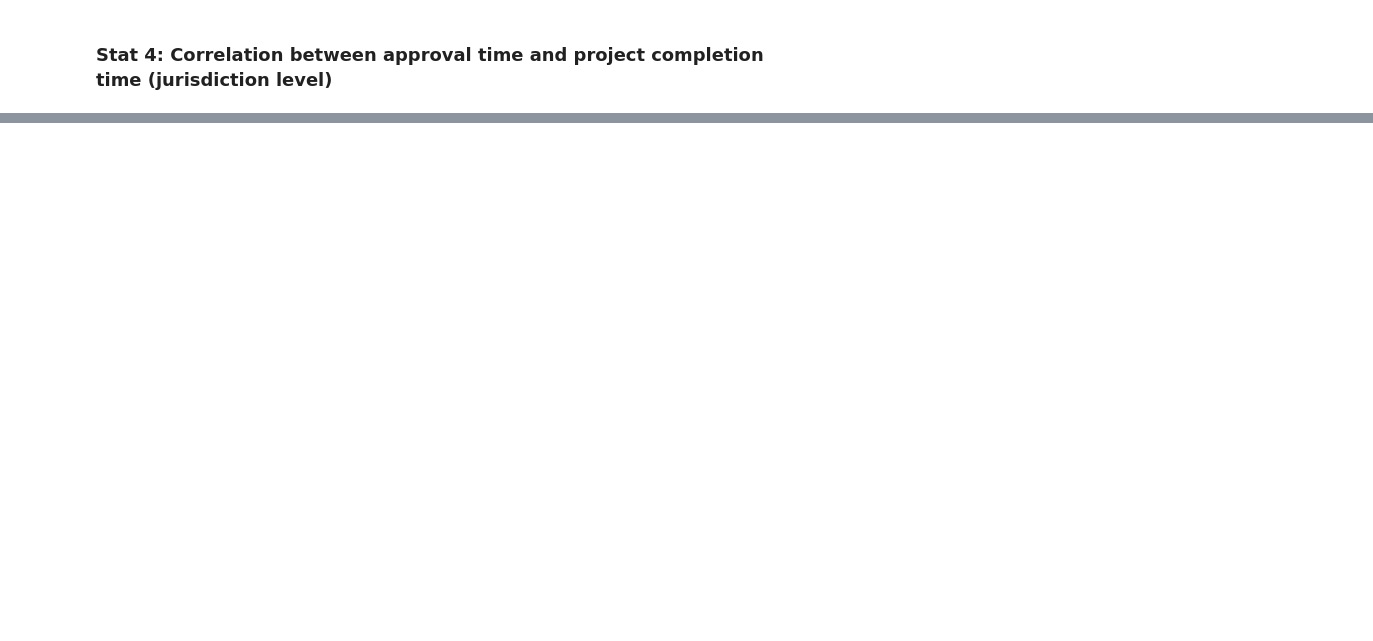
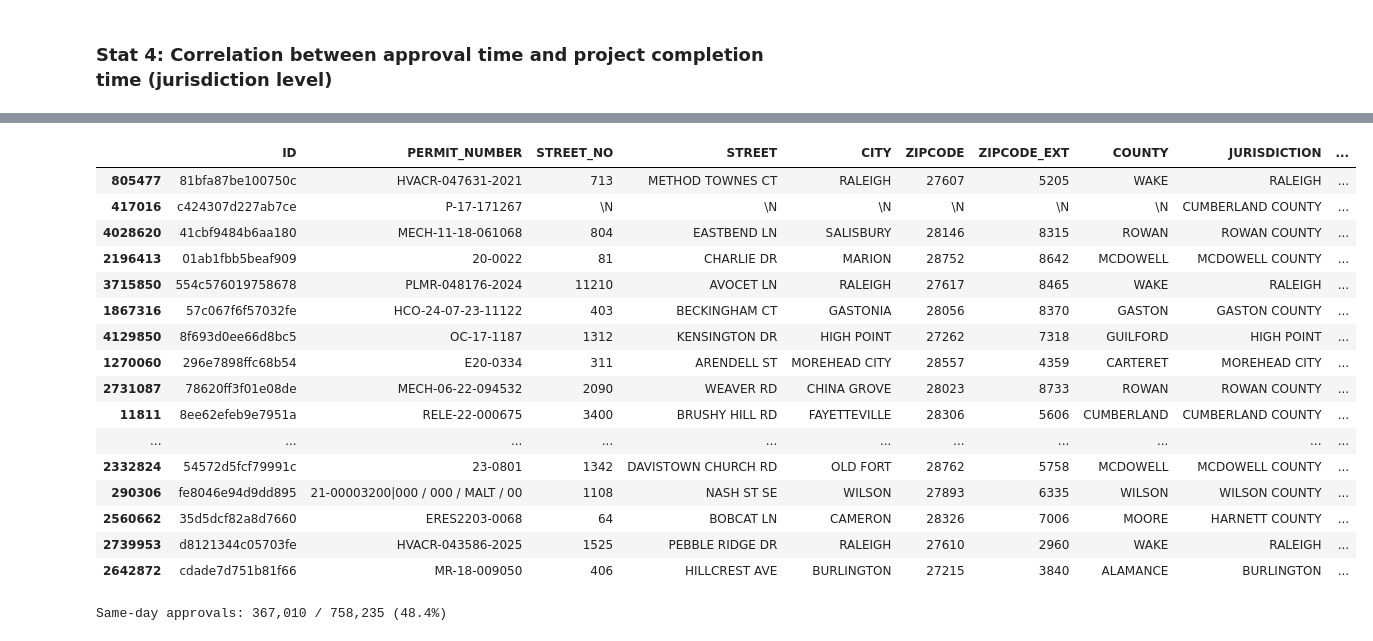
Before and after one commit to Permit-Power/ad_hoc, a Jupyter notebook: notebooks/shovels_permit_analysis.ipynb, the cells around one changed output, grey strips where cells are left out. Saved outputs shown, nothing was run; the diff lists cells and outputs as text; code cells hidden in the pictures; blank space fills up the shorter version.

```diff
--- a/notebooks/shovels_permit_analysis.ipynb
+++ b/notebooks/shovels_permit_analysis.ipynb
@@ -335,0 +421,26 @@ durham_2024
+# %%
+def get_season(month):
+    if month in (12, 1, 2):
+        return 'Winter'
+    elif month in (3, 4, 5):
+        return 'Spring'
+    elif month in (6, 7, 8):
+        return 'Summer'
+    else:
+        return 'Fall'
+
+single_trade_permits['Season'] = single_trade_permits['starting_date'].dt.month.map(get_season)
+
+season_order = ['Spring', 'Summer', 'Fall', 'Winter']
+display(
+    single_trade_permits.groupby('Season')['Approval_Time']
+    .agg(
+        q25=lambda x: x.quantile(0.25),
+        median='median',
+        mean='mean',
+        q75=lambda x: x.quantile(0.75),
+        count='count'
+    )
+    .round(1)
+    .reindex(season_order)
+)
@@ -335,0 +482,26 @@ durham_2024
+# %%
+single_trade_permits[single_trade_permits['Approval_Time'] == 0].sample(20, random_state=42)
+# %% [output]
+|  | ID | PERMIT_NUMBER | STREET_NO | STREET | CITY | ZIPCODE | ZIPCODE_EXT | COUNTY | JURISDICTION | ... |
+| 805477 | 81bfa87be100750c | HVACR-047631-2021 | 713 | METHOD TOWNES CT | RALEIGH | 27607 | 5205 | WAKE | RALEIGH | ... |
+| 417016 | c424307d227ab7ce | P-17-171267 | \N | \N | \N | \N | \N | \N | CUMBERLAND COUNTY | ... |
+| 4028620 | 41cbf9484b6aa180 | MECH-11-18-061068 | 804 | EASTBEND LN | SALISBURY | 28146 | 8315 | ROWAN | ROWAN COUNTY | ... |
+| 2196413 | 01ab1fbb5beaf909 | 20-0022 | 81 | CHARLIE DR | MARION | 28752 | 8642 | MCDOWELL | MCDOWELL COUNTY | ... |
+| 3715850 | 554c576019758678 | PLMR-048176-2024 | 11210 | AVOCET LN | RALEIGH | 27617 | 8465 | WAKE | RALEIGH | ... |
+| 1867316 | 57c067f6f57032fe | HCO-24-07-23-11122 | 403 | BECKINGHAM CT | GASTONIA | 28056 | 8370 | GASTON | GASTON COUNTY | ... |
+| 4129850 | 8f693d0ee66d8bc5 | OC-17-1187 | 1312 | KENSINGTON DR | HIGH POINT | 27262 | 7318 | GUILFORD | HIGH POINT | ... |
+| 1270060 | 296e7898ffc68b54 | E20-0334 | 311 | ARENDELL ST | MOREHEAD CITY | 28557 | 4359 | CARTERET | MOREHEAD CITY | ... |
+| 2731087 | 78620ff3f01e08de | MECH-06-22-094532 | 2090 | WEAVER RD | CHINA GROVE | 28023 | 8733 | ROWAN | ROWAN COUNTY | ... |
+| 11811 | 8ee62efeb9e7951a | RELE-22-000675 | 3400 | BRUSHY HILL RD | FAYETTEVILLE | 28306 | 5606 | CUMBERLAND | CUMBERLAND COUNTY | ... |
+| ... | ... | ... | ... | ... | ... | ... | ... | ... | ... | ... |
+| 2332824 | 54572d5fcf79991c | 23-0801 | 1342 | DAVISTOWN CHURCH RD | OLD FORT | 28762 | 5758 | MCDOWELL | MCDOWELL COUNTY | ... |
+| 290306 | fe8046e94d9dd895 | 21-00003200|000 / 000 / MALT / 00 | 1108 | NASH ST SE | WILSON | 27893 | 6335 | WILSON | WILSON COUNTY | ... |
+| 2560662 | 35d5dcf82a8d7660 | ERES2203-0068 | 64 | BOBCAT LN | CAMERON | 28326 | 7006 | MOORE | HARNETT COUNTY | ... |
+| 2739953 | d8121344c05703fe | HVACR-043586-2025 | 1525 | PEBBLE RIDGE DR | RALEIGH | 27610 | 2960 | WAKE | RALEIGH | ... |
+| 2642872 | cdade7d751b81f66 | MR-18-009050 | 406 | HILLCREST AVE | BURLINGTON | 27215 | 3840 | ALAMANCE | BURLINGTON | ... |
+# %%
+approval = single_trade_permits['Approval_Time'].dropna()
+same_day = (approval == 0).sum()
+print(f"Same-day approvals: {same_day:,} / {len(approval):,} ({same_day / len(approval):.1%})")
+# %% [output]
+Same-day approvals: 367,010 / 758,235 (48.4%)
```
Also changed, not shown: parts of 23 cells of this notebook.
